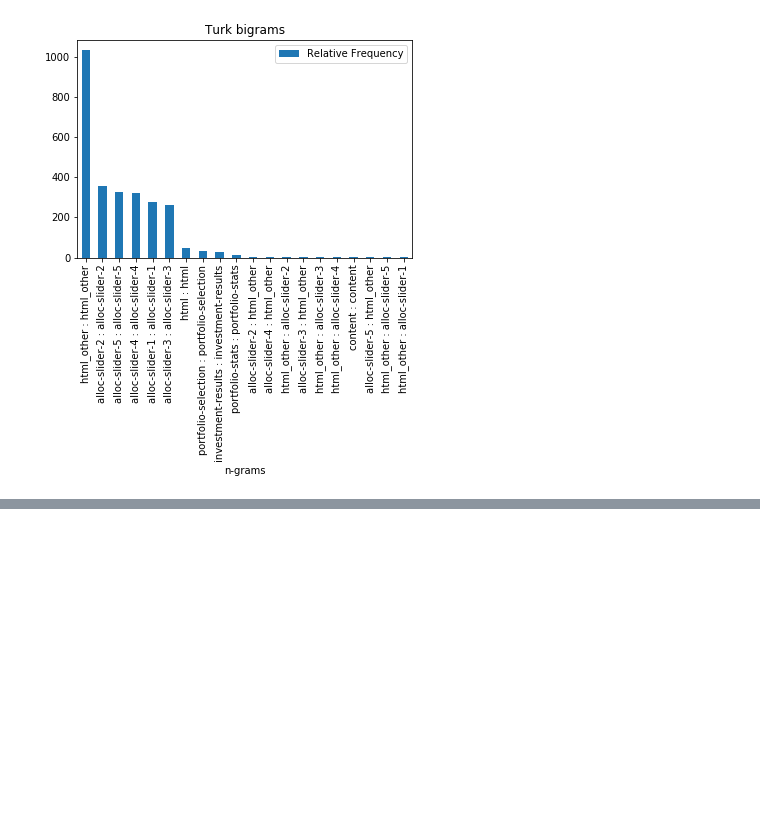
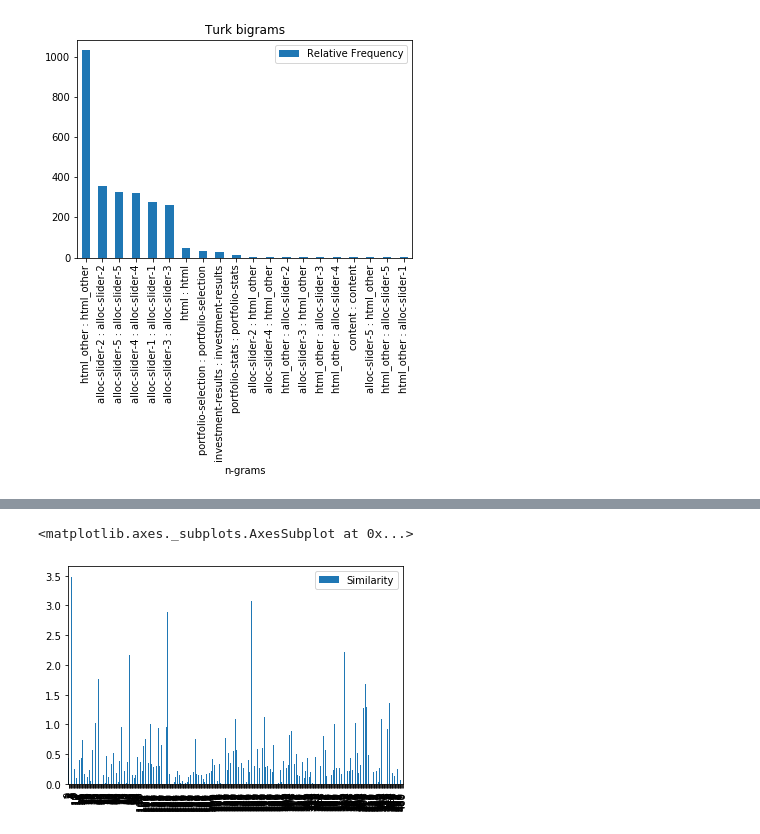
Before and after one commit to DJSaunders1997/Masters-Project, a Jupyter notebook: NLP-Notebook.ipynb, the cells around one changed output, grey strips where cells are left out. Drawn from its saved outputs; the diff is of its cells as text; code cells hidden in the pictures; blank space fills up the shorter version.

Commit message:
Calculated turk similarity (took 10 hours)

```diff
--- a/NLP-Notebook.ipynb
+++ b/NLP-Notebook.ipynb
@@ -360,0 +500,6 @@ lab_bigrams.head(20).plot.bar(x='n-grams', y='Relative Frequency', title='Lab bi
+# %%
+turk_sim.to_csv('turk_sim.csv') # Save as this took AGES to run
+turk_sim.plot(kind='bar')
+# %% [output]
+<matplotlib.axes._subplots.AxesSubplot at 0x...>
+[figure, added]
```
Also changed, not shown: parts of 8 cells of this notebook, 1 other file.
